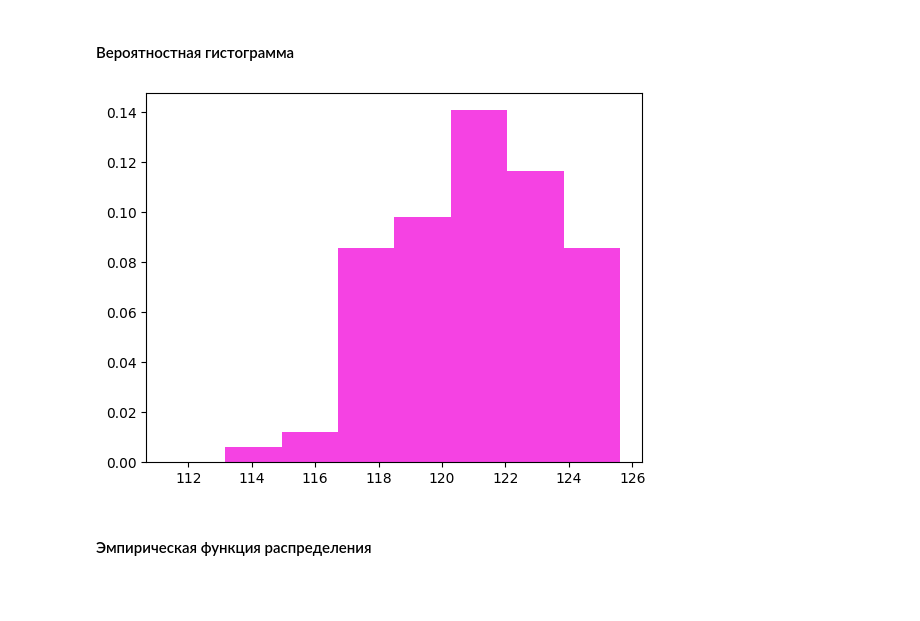
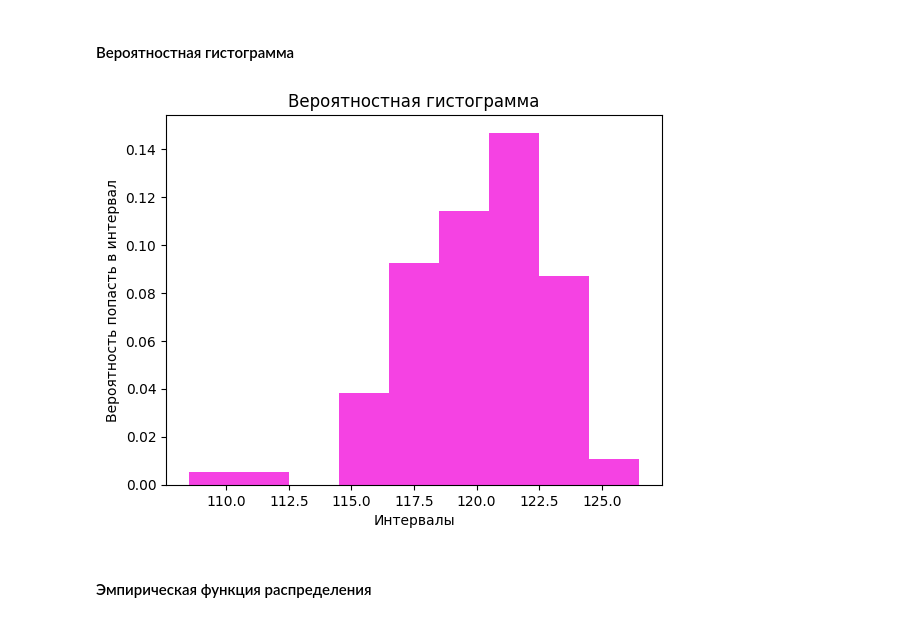
Before and after one commit to akhmetovKamil/MathStatisticLabs, a Jupyter notebook: FirstLab.ipynb, the cells around one changed output. Cells and saved outputs as stored; diff of their text form; code cells hidden in the pictures; blank space fills up the shorter version.

```diff
--- a/FirstLab.ipynb
+++ b/FirstLab.ipynb
@@ -58,13 +58,12 @@ packageResults['interquartileLatitude'] = np.percentile(sortedData, 75) - np.per
 #### Вычисляем данные для построения гистограмм
 # %%
 barData = {}
-barData['intervalsCount'] = int(results['selectionLength']/10)
-barData['step'] = results['selectionRange']/(barData['intervalsCount'])
-barData['intervals'] = np.arange(results['minElement'] + barData['step']/2, results['maxElement'] - barData['step']/2, barData['step'])
+barData['intervalsCount'] = results['selectionLength']//10
+barData['step'] = results['selectionRange']/(barData['intervalsCount']-1)
+barData['intervals'] = np.arange(results['minElement']-barData['step']/2, results['maxElement']+barData['step']/2+0.01, barData['step'])
 barData['frequency'], _ = np.histogram(sortedData, bins=barData['intervals'])
 barData['relativeFrequency'] = barData['frequency'] / results['selectionLength']
 barData['weights'] = barData['relativeFrequency'] / barData['step']
-results['barData'] = barData
 # %% [markdown]
 #### Выводим числовые данные
 # %%
@@ -100,12 +106,14 @@ plt.hist(sortedData, bins=results['barData']['intervals'], color="#f542e3");
 # %% [markdown]
 #### Вероятностная гистограмма
 # %%
-# plt.hist(sortedData, bins=results['barData']['intervals'],density=True, color="#f542e3"); вероятностная гистограмма в plt
-plt.hist(barData['intervals'][:-1],
-         bins=results['barData']['intervals'],
-         weights=results['barData']['weights'],
-         color="#f542e3");
+# plt.hist(sortedData, bins=barData['intervals'],density=True, color="#f542e3")
+# plt.hist(barData['intervals'][:-1],bins=barData['intervalsCount'],weights=barData['weights'],color="#f542e3")
+# sns.histplot(sortedData, bins=barData["intervals"], color="#f542e3",stat='density',kde=True)
+plt.bar(barData['intervals'][:-1], barData['weights'],barData['step'],color="#f542e3")
+plt.title('Вероятностная гистограмма')
+plt.ylabel('Вероятность попасть в интервал')
+plt.xlabel('Интервалы');
 # %% [output]
-[figure, old version]
+[figure, new version]
 # %% [markdown]
 #### Эмпирическая функция распределения
```
Also changed, not shown: parts of 6 cells of this notebook.
